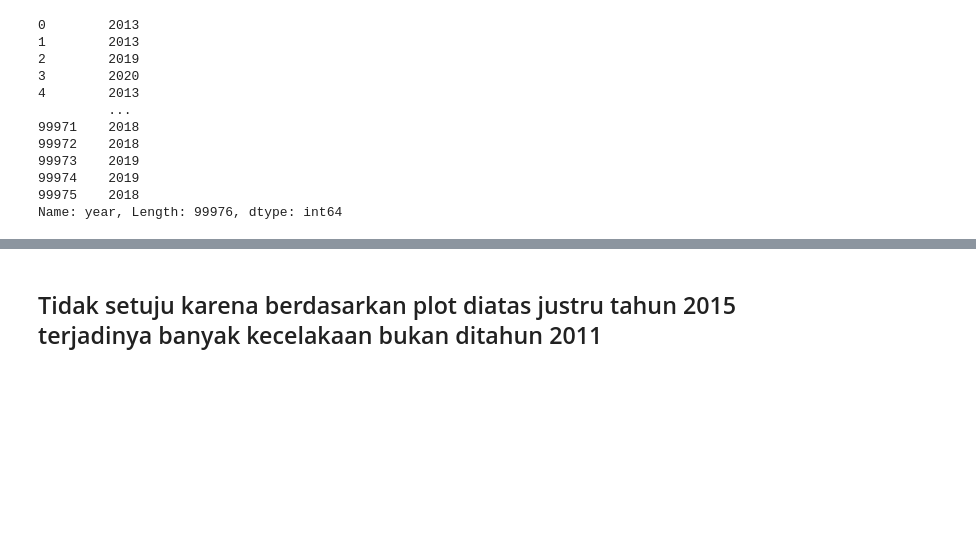
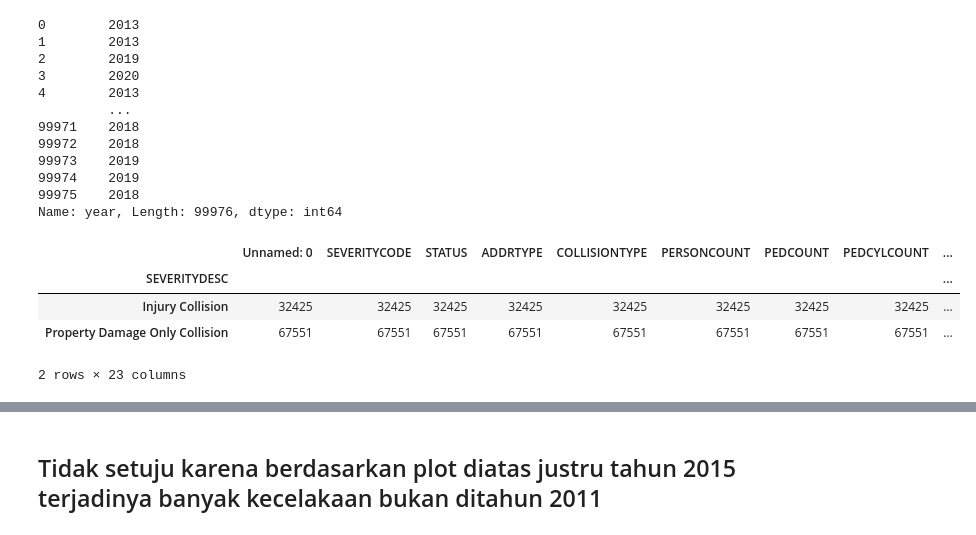
Before and after one commit to achiastuti/Ujian_Modul_2, a Jupyter notebook: Ujian Modul 2.ipynb, the cells around one changed output, grey strips where cells are left out. Cells and saved outputs as stored; diff of their text form; code cells hidden in the pictures; blank space fills up the shorter version.

```diff
--- a/Ujian Modul 2.ipynb
+++ b/Ujian Modul 2.ipynb
@@ -339,4 +339,12 @@ collision['year']
 99975    2018
 Name: year, Length: 99976, dtype: int64
 # %%
-label_list =collision.groupby(['hour']).count()
+by_hour = collision.groupby(['SEVERITYDESC']).count()
+
+by_hour
+# %% [output]
+|  | Unnamed: 0 | SEVERITYCODE | STATUS | ADDRTYPE | COLLISIONTYPE | PERSONCOUNT | PEDCOUNT | PEDCYLCOUNT | ... |
+| SEVERITYDESC |  |  |  |  |  |  |  |  | ... |
+| Injury Collision | 32425 | 32425 | 32425 | 32425 | 32425 | 32425 | 32425 | 32425 | ... |
+| Property Damage Only Collision | 67551 | 67551 | 67551 | 67551 | 67551 | 67551 | 67551 | 67551 | ... |
+2 rows × 23 columns
```
Also changed, not shown: parts of 15 cells of this notebook.
